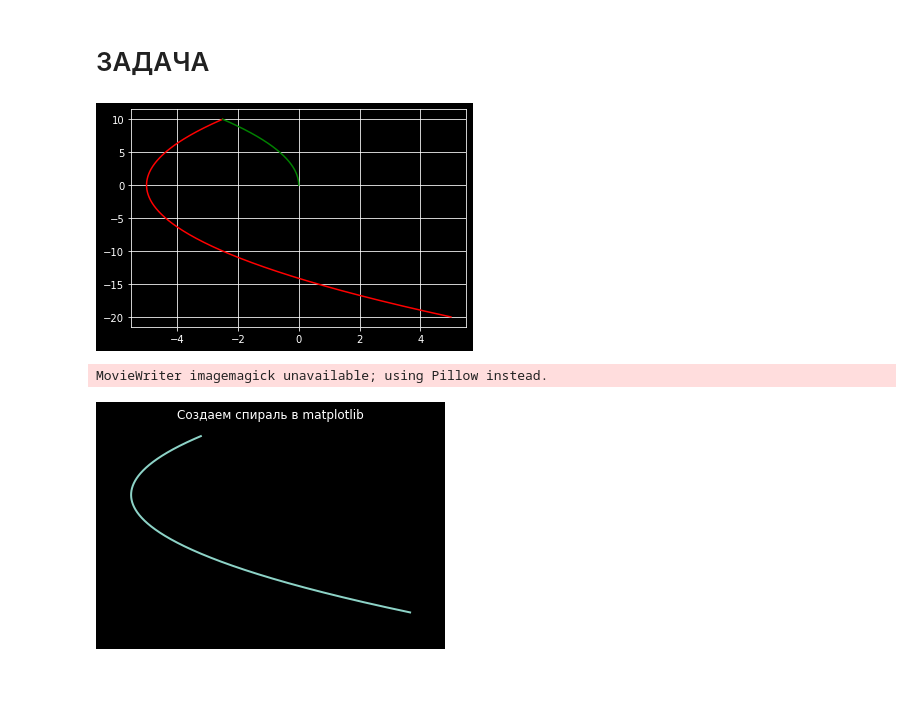
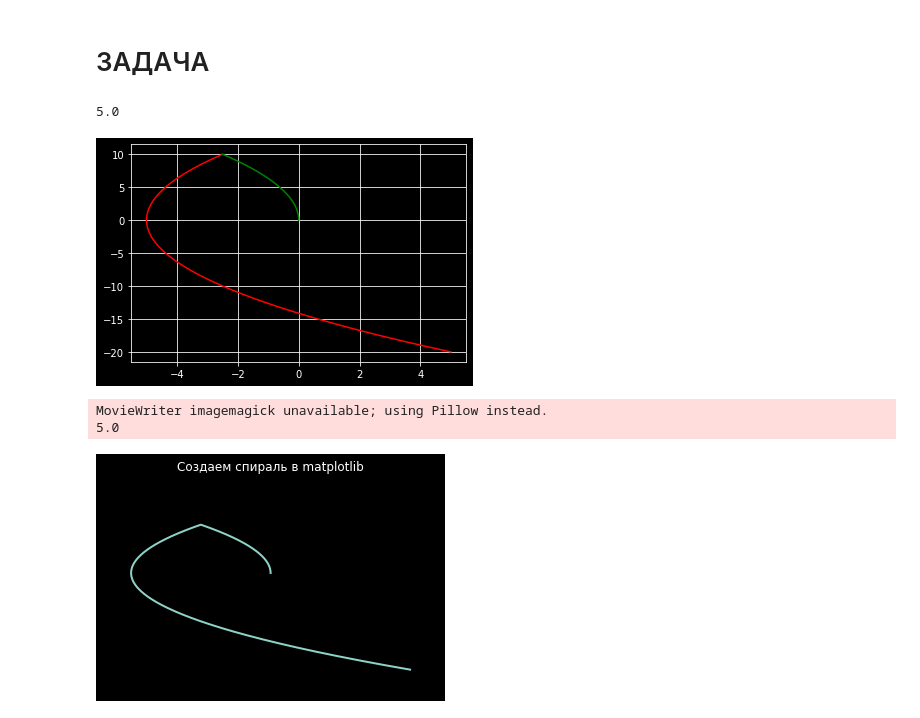
Before and after one commit to MariaKlimova/teorupr6, a Jupyter notebook: singleAxeRotation.ipynb, the cells around one changed output. Saved outputs shown, nothing was run; the diff lists cells and outputs as text; code cells hidden in the pictures; blank space fills up the shorter version.

```diff
--- a/singleAxeRotation.ipynb
+++ b/singleAxeRotation.ipynb
@@ -30,20 +30,19 @@ class trajectory:
         else:
             return lambda w: - w**2/(2*self.u)
     def define_first_range(self):
-        self.extr = np.abs(self.calculate_initial())
         w_extr = (self.extr*self.u)**(0.5)
         return np.linspace(self.speed0, w_extr, 1000)
     def define_second_range(self):
-        self.extr = np.abs(self.calculate_initial())
         w_extr = (self.extr*self.u)**(0.5)
         return np.linspace(0, w_extr, 1000)
     def calculate_trajectory(self):
+        self.extr = np.abs(self.calculate_initial())
         y1 = self.calculate_first_part()
         y2 = self.calculate_second_part()
         x1 = self.define_first_range()
         x2 = self.define_second_range()
         return (x1, y1, x2, y2)
-    def visualize(self):
+    def visualize(self, xlim, ylim):
         fig1, ax1 = plt.subplots(1)
         (x1, y1, x2, y2) = self.calculate_trajectory()
         ax1.plot(y1(x1), x1, color='r')
@@ -51,14 +50,15 @@ class trajectory:
         ax1.grid(True)
         plt.show()
 
-    def animate(self):
+    def animate(self, xlim, ylim):
         plt.style.use('dark_background')
+        (x1, y1, x2, y2) = self.calculate_trajectory()
 
         fig = plt.figure()
-        ax = plt.axes(xlim=(-6, 6), ylim=(-25, 12))
+        ax = plt.axes(xlim=xlim, ylim = ylim)
         line, = ax.plot([], [], lw=2)
 
-        (x1, y1, x2, y2) = self.calculate_trajectory()
+
 
 
         # Функция инициализации.
@@ -76,16 +76,19 @@ class trajectory:
             #t = 0.1 * i
 
             # x, y данные на графике
+
             if (i < 1000):
                 x = x1[i]
                 y = y1(x1[i])
-            else:
-                x = x2[i - 1000]
-                y = y2(x2[i - 1000])
+            elif (1000 < i <2000):
+                x = x2[1000 - i ]
+                y = y2(x2[1000 -i])
+
             # print(x, y)
             # добавление новых точек в список точек осей x, y
-            xdata.append(x)
-            ydata.append(y)
+            if (i!= 1000):
+                xdata.append(x)
+                ydata.append(y)
             line.set_data(ydata, xdata)
             return line,
 
@@ -97,16 +100,18 @@ class trajectory:
 
         # Вызов анимации.
         anim = animation.FuncAnimation(fig, animate, init_func=init,
-                                    frames=1000, interval=20, blit=True)
+                                    frames=2000, interval=20, blit=True)
 
         # Сохраняем анимацию как gif файл
         anim.save('trajectory.gif', writer='imagemagick')
 # %%
-trajectory(5, -20, 20).visualize()
+trajectory(5, -20, 20).visualize([-6, 6], [-25, 20])
 # %% [output]
+5.0
 [figure]
 # %%
-trajectory(5, -20, 20).animate()
+trajectory(5, -20, 20).animate([-6, 6], [-25, 20])
 # %% [output]
 MovieWriter imagemagick unavailable; using Pillow instead.
+5.0
-[figure, old version]
+[figure, new version]
```
Also changed, not shown: parts of 2 cells of this notebook, 1 other file.
